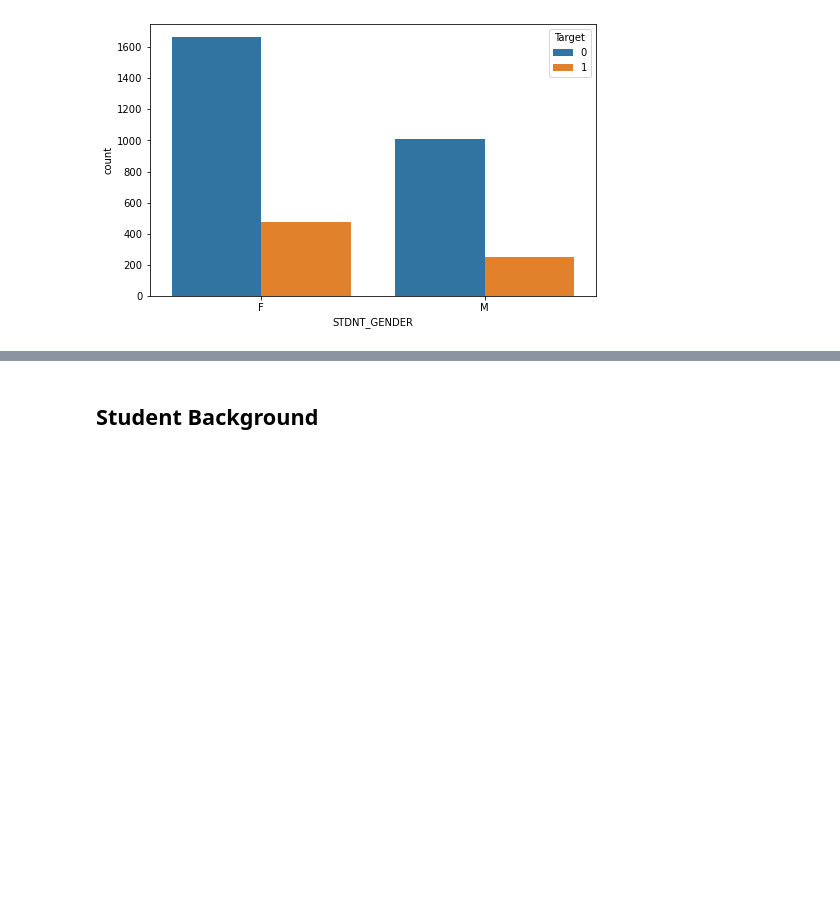
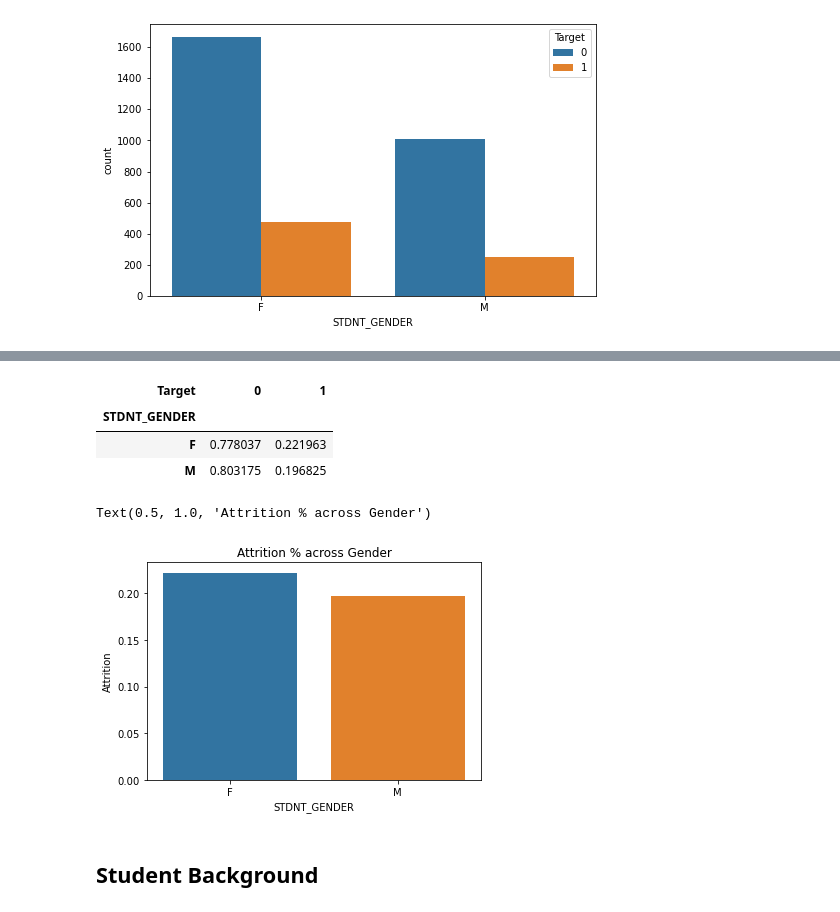
Before and after one commit to Jobin-Nelson/Student_attrition, a Jupyter notebook: src/Student_attrition.ipynb, the cells around one changed output, grey strips where cells are left out. Cells and saved outputs as stored; diff of their text form; code cells hidden in the pictures; blank space fills up the shorter version.

```diff
--- a/src/Student_attrition.ipynb
+++ b/src/Student_attrition.ipynb
@@ -229,3 +259,22 @@ sns.countplot(data=df,x='STDNT_GENDER',hue='Target')
+# %%
+pd.crosstab(df['STDNT_GENDER'],df['Target'],normalize='index')
+# Attrition is more for female students
+# %% [output]
+| Target | 0 | 1 |
+| STDNT_GENDER |  |  |
+| F | 0.778037 | 0.221963 |
+| M | 0.803175 | 0.196825 |
+# %%
+# To get attrition rates between genders
+gender_att_crosstab = pd.crosstab(df['STDNT_GENDER'],df['Target'],normalize='index')
+
+sns.barplot(x=pd.crosstab(df['STDNT_GENDER'],df['Target'],normalize='index').index,
+            y=gender_att_crosstab[1])
+plt.ylabel("Attrition")
+plt.title("Attrition % across Gender")
+# %% [output]
+Text(0.5, 1.0, 'Attrition % across Gender')
+[figure, added]
 # %% [markdown]
 ## Student Background
 # %%
```
Also changed, not shown: parts of 86 cells of this notebook, 1 other file.
